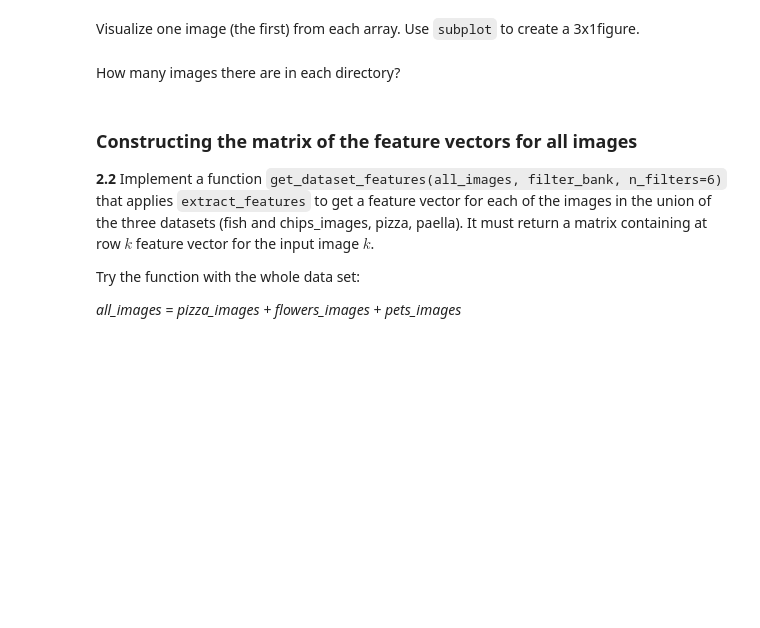
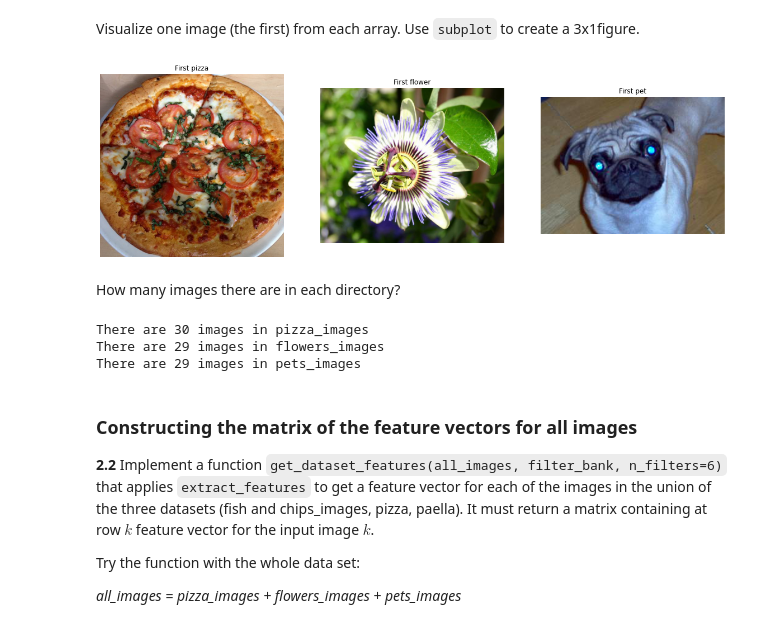
Before and after one commit to xiiiiiii139/CV_ComputerVision2022, a Jupyter notebook: P5/P5-Part1_lia.ipynb, the cells around one changed output. Cells and saved outputs as stored; diff of their text form; code cells hidden in the pictures; blank space fills up the shorter version.

```diff
--- a/P5/P5-Part1_lia.ipynb
+++ b/P5/P5-Part1_lia.ipynb
@@ -366,8 +370,3 @@ visualize_filters()
 </ul>
 
 **Hint:** You have to create an array for each directory, which containts all the images belonging to that path.
-# %%
-# Your solution here
-pizza_images = ...
-flowers_images = ...
-pets_images = ...
@@ -376,2 +373,18 @@ pets_images = ...
+# %%
+# Your solution here
+directory_pizza= './images/pizza/'
+directory_flowers = './images/flowers/'
+directory_pets = './images/pets/'
+
+"""
+for filename in os.listdir(directory_pizza):
+    img = imread(os.path.join(directory_pizza,filename))
+    if img is not None:
+        pizza_images.append(img)
+"""
+# or we can do it with list comprehensions
+pizza_images = [imread(os.path.join(directory_pizza,filename)) for filename in os.listdir(directory_pizza)]
+flowers_images = [imread(os.path.join(directory_flowers,filename)) for filename in os.listdir(directory_flowers)]
+pets_images = [imread(os.path.join(directory_pets,filename)) for filename in os.listdir(directory_pets)]
 # %% [markdown]
 Visualize one image (the first) from each array. Use ``subplot`` to create a 3x1figure.
@@ -380,2 +391,13 @@ Visualize one image (the first) from each array. Use ``subplot`` to create a 3x1
+# %%
+def visualize_first_image():
+    first_pizza = pizza_images[0]
+    first_flower = flowers_images[0]
+    first_pet = pets_images[0]
+
+    titles = ['First pizza', 'First flower', 'First pet']
+    plot_images([first_pizza,first_flower,first_pet],titles,3)
+visualize_first_image()
+# %% [output]
+[figure, added]
 # %% [markdown]
 How many images there are in each directory?
@@ -384,3 +404,15 @@ How many images there are in each directory?
+# %%
+def print_len_directory():
+    directories = [pizza_images,flowers_images,pets_images]
+    directories_name = ['pizza_images','flowers_images','pets_images']
+    for i in range(len(directories)):
+        print('There are '+  str(len(directories[i])) + ' images in ' + directories_name[i] )
+
+print_len_directory()
+# %% [output]
+There are 30 images in pizza_images
+There are 29 images in flowers_images
+There are 29 images in pets_images
 # %% [markdown]
 ### Constructing the matrix of the feature vectors for all images
 
```
Also changed, not shown: parts of 5 cells of this notebook.
